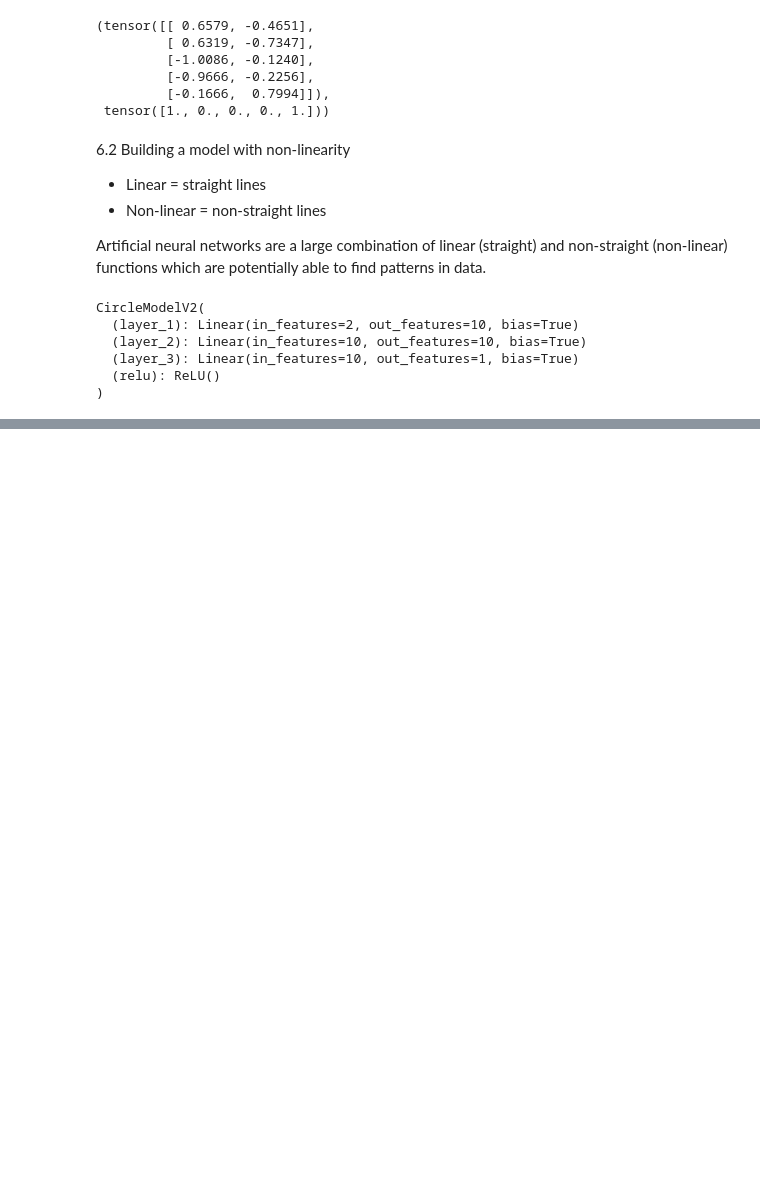
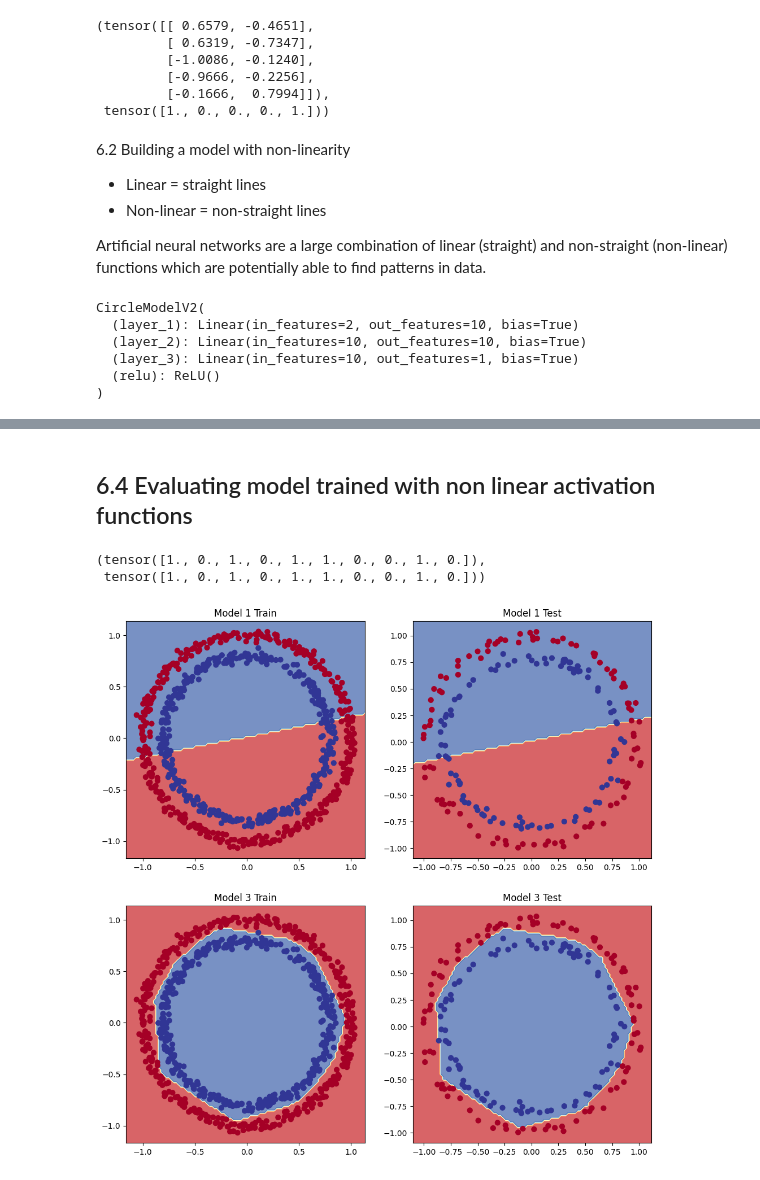
Before and after one commit to maritnorli/PyTorch-course, a Jupyter notebook: 02_neural_network_classification_pytorch.ipynb, the cells around one changed output, grey strips where cells are left out. Drawn from its saved outputs; the diff is of its cells as text; code cells hidden in the pictures; blank space fills up the shorter version.

```diff
--- a/02_neural_network_classification_pytorch.ipynb
+++ b/02_neural_network_classification_pytorch.ipynb
@@ -781,3 +781,8 @@ CircleModelV2(
   (layer_3): Linear(in_features=10, out_features=1, bias=True)
   (relu): ReLU()
 )
+# %%
+## Setup loss and optimizer
+loss_fn = nn.BCEWithLogitsLoss()
+optimizer = torch.optim.SGD(model_3.parameters(),
+                            lr=0.1)
@@ -783,0 +859,31 @@ CircleModelV2(
+# %% [markdown]
+## 6.4 Evaluating model trained with non linear activation functions
+# %%
+# Make predictions with model_3
+model_3.eval()
+with torch.inference_mode():
+  y_preds = torch.round(torch.sigmoid(model_3(X_test))).squeeze()
+y_preds[:10], y_test[:10]
+# %% [output]
+(tensor([1., 0., 1., 0., 1., 1., 0., 0., 1., 0.]),
+ tensor([1., 0., 1., 0., 1., 1., 0., 0., 1., 0.]))
+# %%
+# Prlot descision boundaries
+plt.figure(figsize=(12, 12))
+plt.subplot(2, 2, 1)
+plt.title("Model 1 Train")
+plot_decision_boundary(model_1, X_train, y_train)
+
+plt.subplot(2, 2 ,2) #number of rows, number of colums, wher plott apears
+plt.title("Model 1 Test")
+plot_decision_boundary(model_1, X_test, y_test)
+
+plt.subplot(2, 2, 3)
+plt.title("Model 3 Train")
+plot_decision_boundary(model_3, X_train, y_train)
+
+plt.subplot(2, 2 ,4) #number of rows, number of colums, wher plott apears
+plt.title("Model 3 Test")
+plot_decision_boundary(model_3, X_test, y_test)
+# %% [output]
+[figure, added]
```
Also changed, not shown: parts of 53 cells of this notebook.
